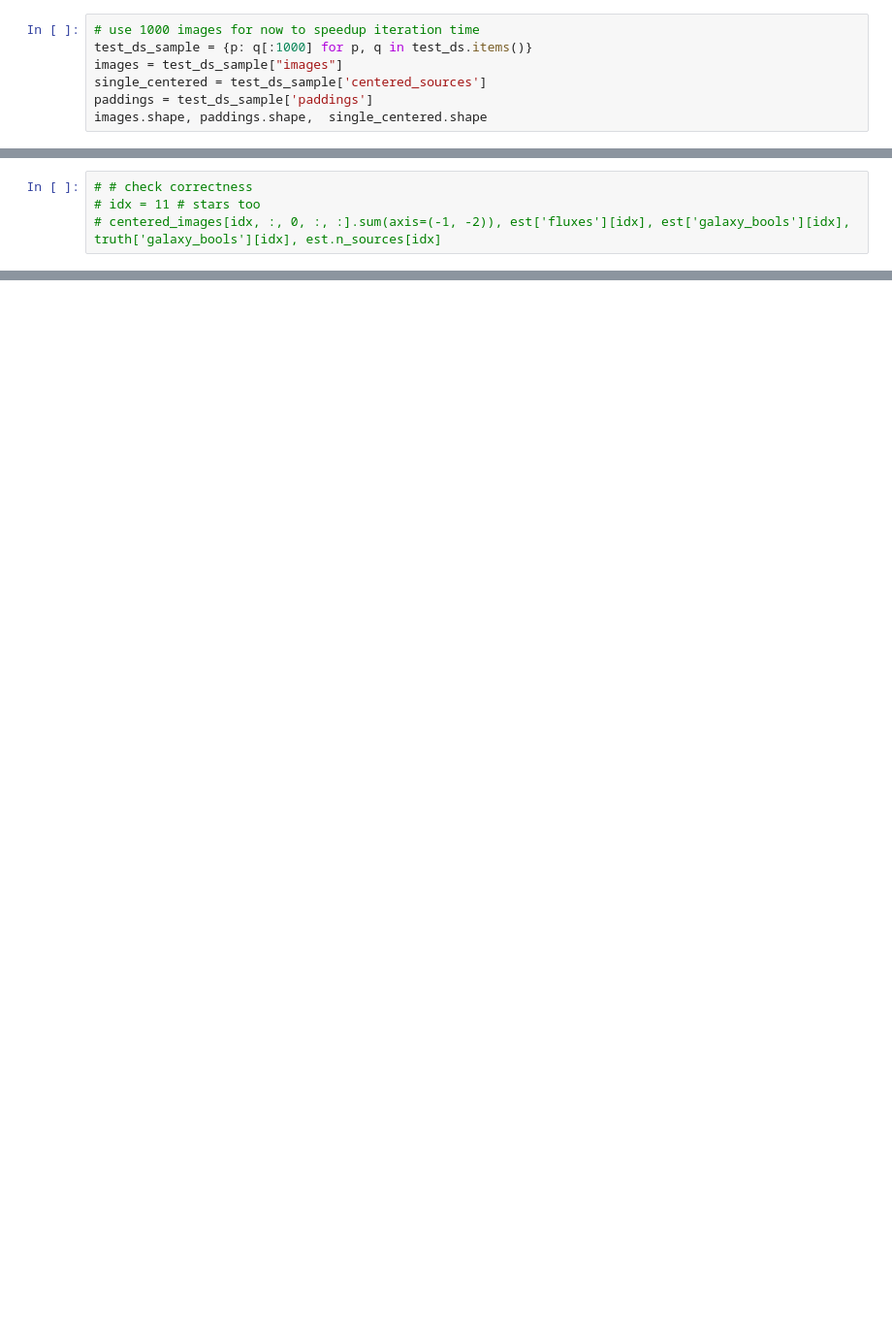
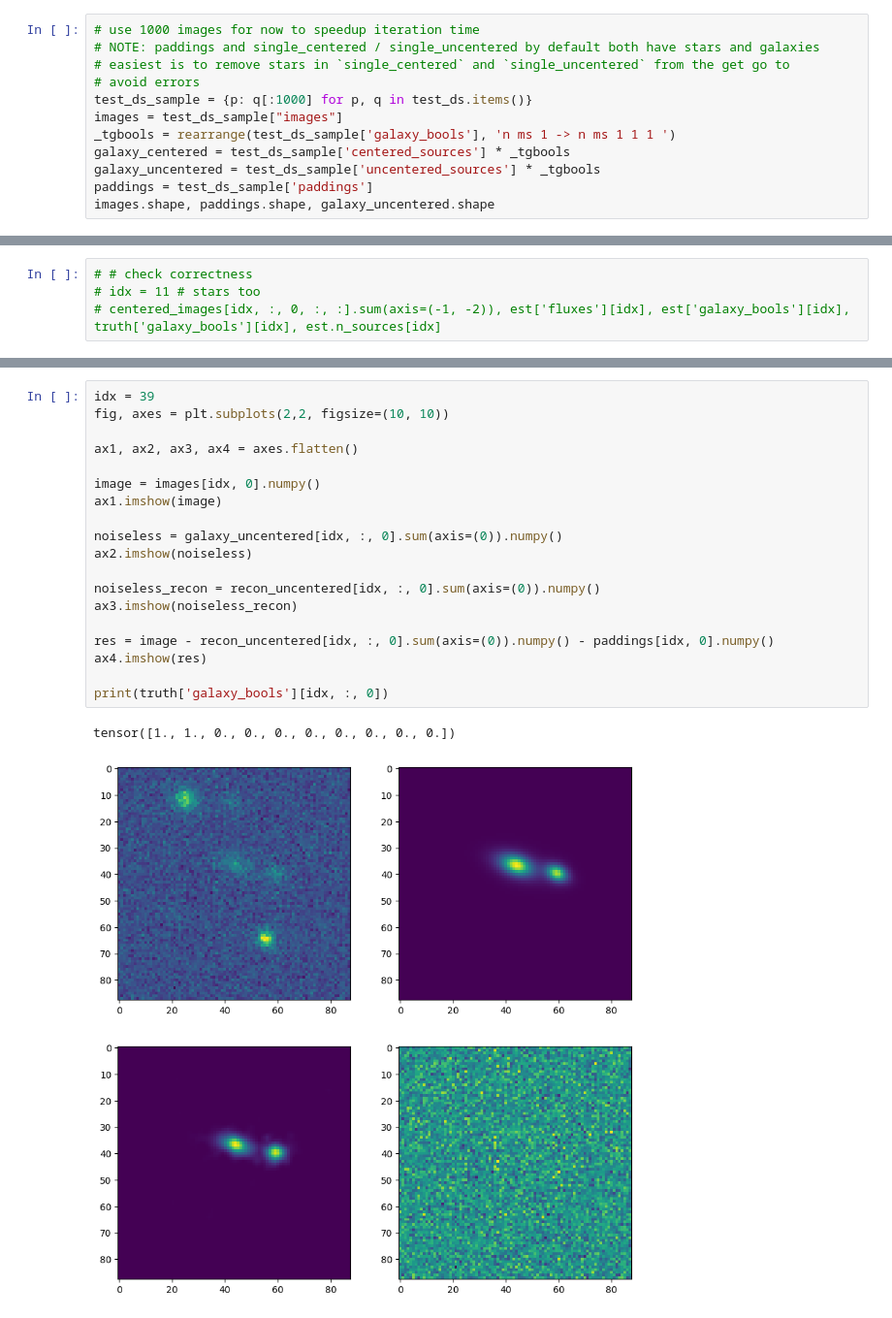
Before and after one commit to ismael-mendoza/bliss, a Jupyter notebook: experiment/notebooks/explore/new-results-deblender1.ipynb, the cells around one changed output, grey strips where cells are left out. Shown at 97% size. Cells and saved outputs as stored; diff of their text form; blank space fills up the shorter version.

```diff
--- a/experiment/notebooks/explore/new-results-deblender1.ipynb
+++ b/experiment/notebooks/explore/new-results-deblender1.ipynb
@@ -46,11 +51,16 @@ test_ds.keys()
 dict_keys(['images', 'noiseless', 'uncentered_sources', 'centered_sources', 'paddings', 'fluxes', 'star_bools', 'plocs', 'n_sources', 'galaxy_params', 'star_fluxes', 'galaxy_bools'])
 # %%
 # use 1000 images for now to speedup iteration time
+# NOTE: paddings and single_centered / single_uncentered by default both have stars and galaxies
+# easiest is to remove stars in `single_centered` and `single_uncentered` from the get go to
+# avoid errors
 test_ds_sample = {p: q[:1000] for p, q in test_ds.items()}
 images = test_ds_sample["images"]
-single_centered = test_ds_sample['centered_sources']
+_tgbools = rearrange(test_ds_sample['galaxy_bools'], 'n ms 1 -> n ms 1 1 1 ')
+galaxy_centered = test_ds_sample['centered_sources'] * _tgbools
+galaxy_uncentered = test_ds_sample['uncentered_sources'] * _tgbools
 paddings = test_ds_sample['paddings']
-images.shape, paddings.shape,  single_centered.shape
+images.shape, paddings.shape, galaxy_uncentered.shape
 # %% [output]
 (torch.Size([1000, 1, 88, 88]),
  torch.Size([1000, 1, 88, 88]),
@@ -359,0 +378,22 @@ tensor([[19.1155],
+# %%
+idx = 39
+fig, axes = plt.subplots(2,2, figsize=(10, 10))
+
+ax1, ax2, ax3, ax4 = axes.flatten()
+
+image = images[idx, 0].numpy()
+ax1.imshow(image)
+
+noiseless = galaxy_uncentered[idx, :, 0].sum(axis=(0)).numpy()
+ax2.imshow(noiseless)
+
+noiseless_recon = recon_uncentered[idx, :, 0].sum(axis=(0)).numpy()
+ax3.imshow(noiseless_recon)
+
+res = image - recon_uncentered[idx, :, 0].sum(axis=(0)).numpy() - paddings[idx, 0].numpy()
+ax4.imshow(res)
+
+print(truth['galaxy_bools'][idx, :, 0])
+# %% [output]
+tensor([1., 1., 0., 0., 0., 0., 0., 0., 0., 0.])
+[figure, added]
```
Also changed, not shown: parts of 24 cells of this notebook.
